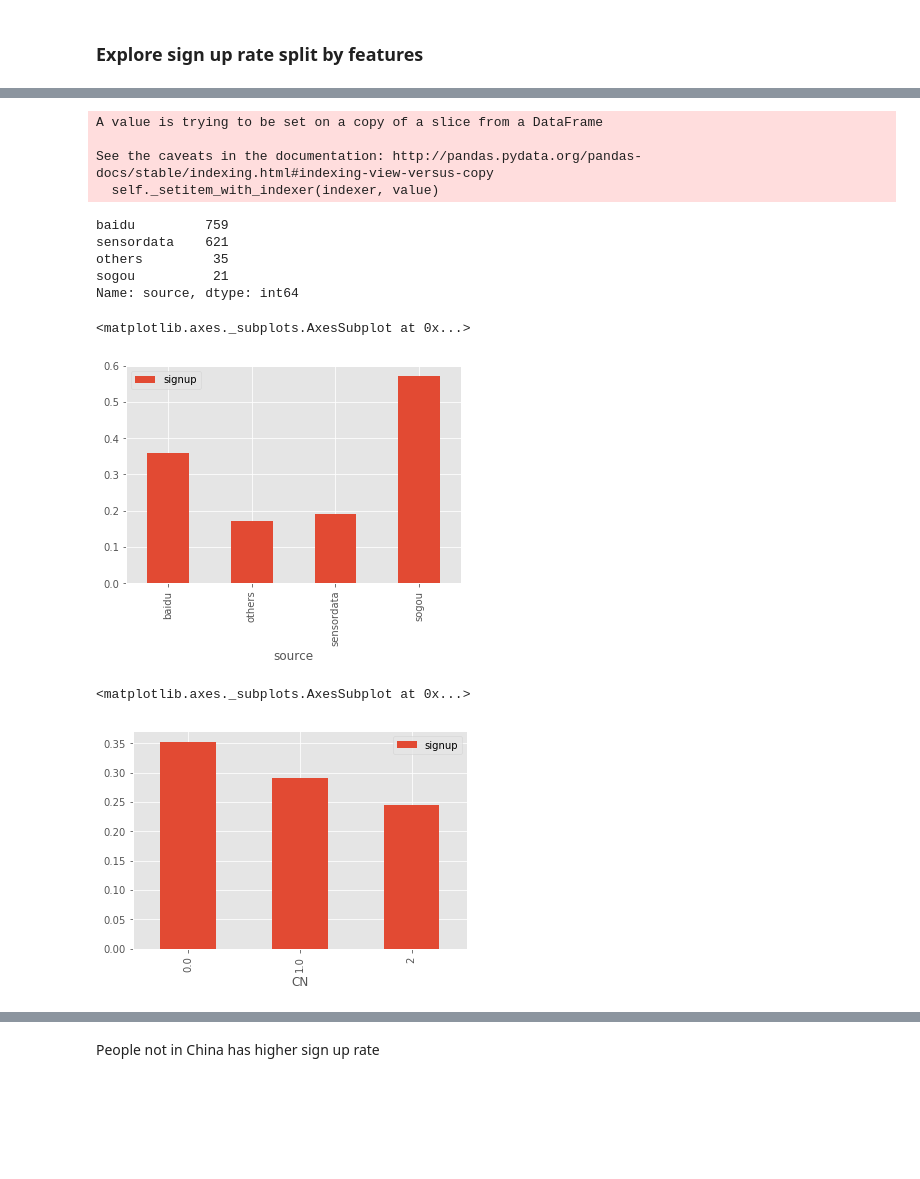
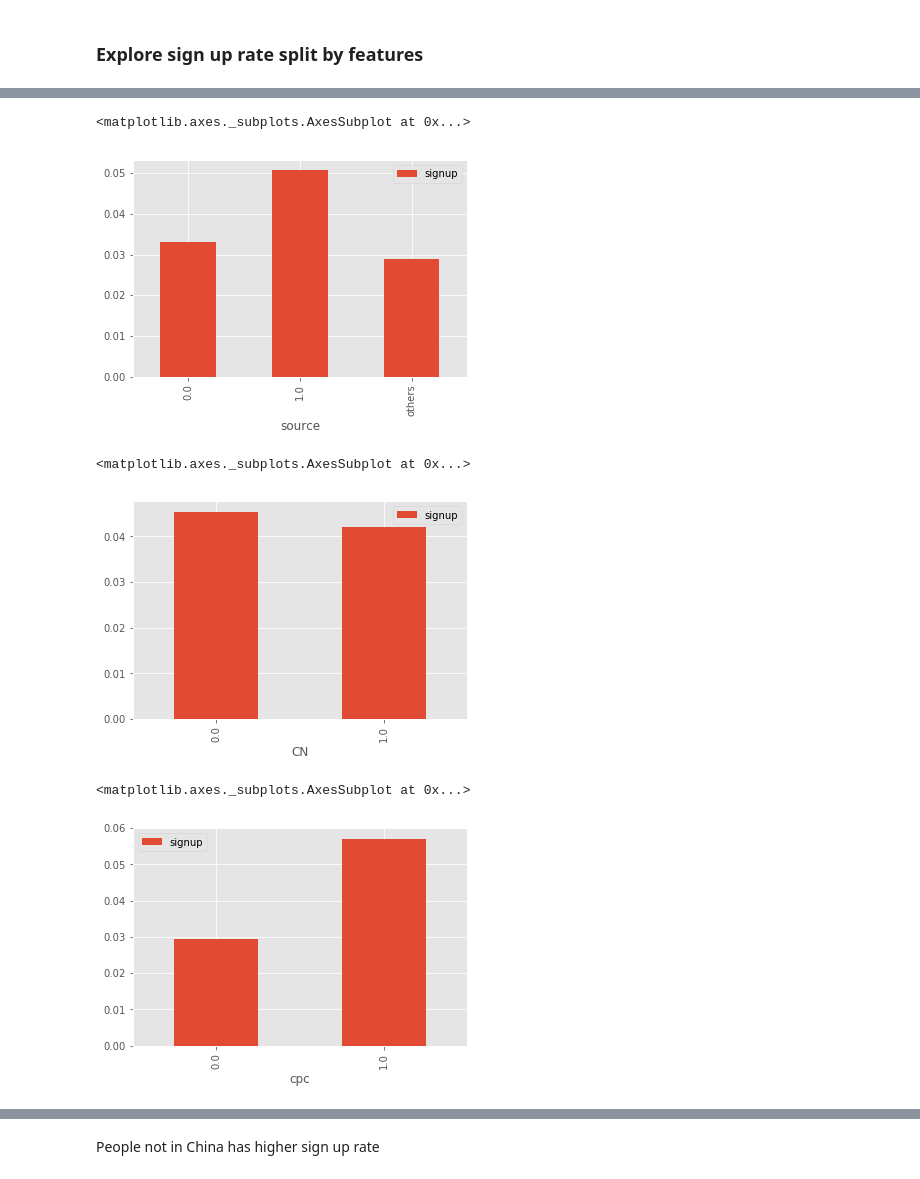
Before and after one commit to whmadan/sensor_capstone, a Jupyter notebook: sensor_feature_engineering.ipynb, the cells around one changed output, grey strips where cells are left out. Cells and saved outputs as stored; diff of their text form; code cells hidden in the pictures; blank space fills up the shorter version.

```diff
--- a/sensor_feature_engineering.ipynb
+++ b/sensor_feature_engineering.ipynb
@@ -327,0 +328,6 @@ df_fillna['CT'] = CT
+# %%
+df_new['PRO'] = PRO
+# %%
+df_new['PRO_bin'] = df_new['PRO']
+# %%
+df_new.PRO_bin[~df_new.PRO.isin(['BJ','GD','SH','ZJ'])] = 'others'
@@ -516,0 +412,2 @@ Keep sogou in binning
+# %%
+df_new.source[~df_new.latest_utm_s.isin(['baidu','sensordata'])] = 'others'
@@ -542,29 +426,15 @@ Name: latest_utm_s, dtype: int64
-# %%
-for i in range(len(df['latest_utm_s'])):
-    if source_c[ df['latest_utm_s'].loc[i]] > 20:
-        df['source'].loc[i] = df['latest_utm_s'].loc[i]
-    else:
-        df['source'].loc[i] = 'others'
-# %% [output]
-A value is trying to be set on a copy of a slice from a DataFrame
-
-See the caveats in the documentation: http://pandas.pydata.org/pandas-docs/stable/indexing.html#indexing-view-versus-copy
-  self._setitem_with_indexer(indexer, value)
-# %%
-df['source'].value_counts(dropna=False)
-# %% [output]
-baidu         759
-sensordata    621
-others         35
-sogou          21
-Name: source, dtype: int64
 # %%
-df[['source', 'signup']].groupby(['source']).mean().plot.bar()
+df_new[['source', 'signup']].groupby(['source']).mean().plot.bar()
 # %% [output]
 <matplotlib.axes._subplots.AxesSubplot at 0x...>
-[figure, old version]
+[figure, new version]
 # %%
-df[['CN', 'signup']].groupby(['CN']).mean().plot.bar()
+df_new[['CN', 'signup']].groupby(['CN']).mean().plot.bar()
 # %% [output]
 <matplotlib.axes._subplots.AxesSubplot at 0x...>
-[figure, old version]
+[figure, new version]
+# %%
+df_new[['cpc', 'signup']].groupby(['cpc']).mean().plot.bar()
+# %% [output]
+<matplotlib.axes._subplots.AxesSubplot at 0x...>
+[figure, added]
```
Also changed, not shown: parts of 111 cells of this notebook, 2 other files.
